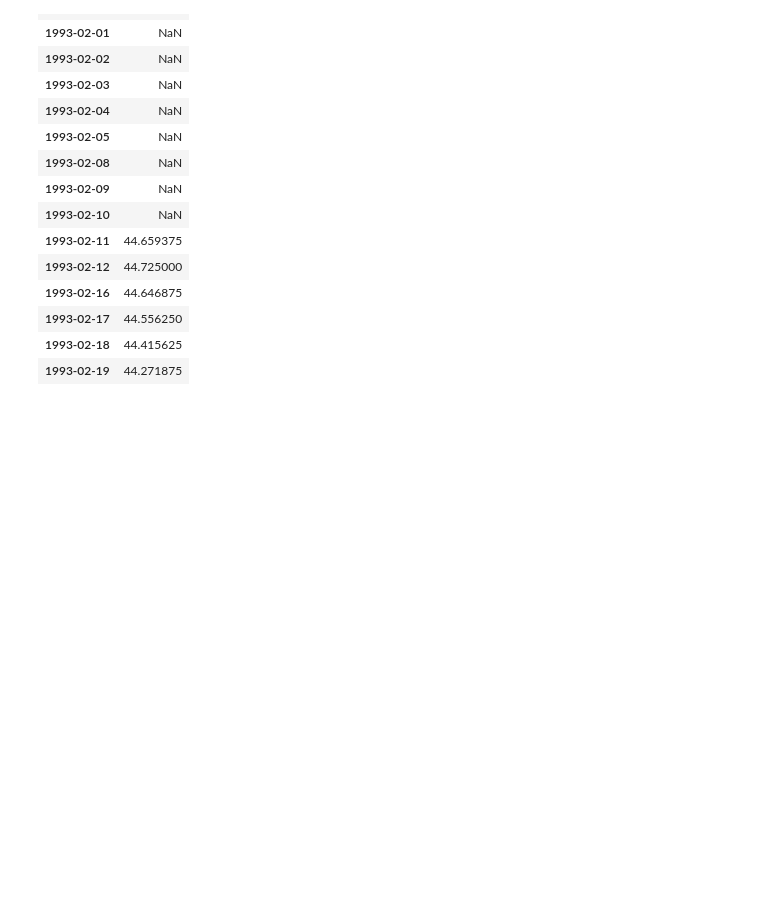
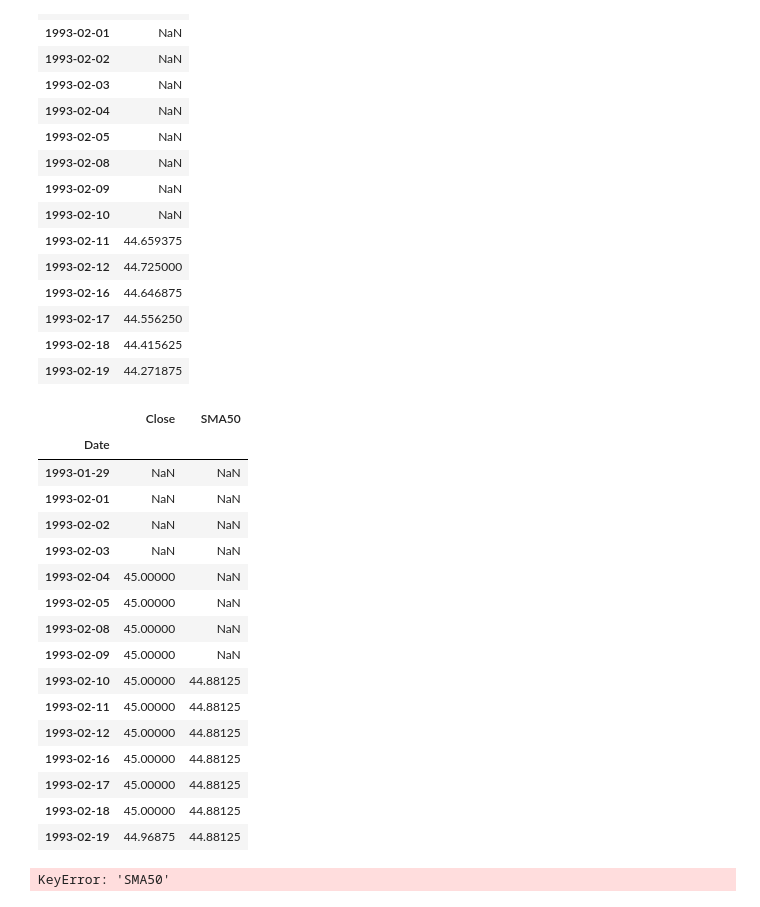
Before and after one commit to Janadhi14/Algo-trading, a Jupyter notebook: Introduction.ipynb, the cells around one changed output. Cells and saved outputs as stored; diff of their text form; code cells hidden in the pictures; blank space fills up the shorter version.

```diff
--- a/Introduction.ipynb
+++ b/Introduction.ipynb
@@ -916,3 +916,27 @@ spy_roll.head(15)
 | 1993-02-17 | 44.556250 |
 | 1993-02-18 | 44.415625 |
 | 1993-02-19 | 44.271875 |
+# %%
+spy.rolling(window = 10, min_periods = 5).max().head(15)
+# %% [output]
+|  | Close | SMA50 |
+| Date |  |  |
+| 1993-01-29 | NaN | NaN |
+| 1993-02-01 | NaN | NaN |
+| 1993-02-02 | NaN | NaN |
+| 1993-02-03 | NaN | NaN |
+| 1993-02-04 | 45.00000 | NaN |
+| 1993-02-05 | 45.00000 | NaN |
+| 1993-02-08 | 45.00000 | NaN |
+| 1993-02-09 | 45.00000 | NaN |
+| 1993-02-10 | 45.00000 | 44.88125 |
+| 1993-02-11 | 45.00000 | 44.88125 |
+| 1993-02-12 | 45.00000 | 44.88125 |
+| 1993-02-16 | 45.00000 | 44.88125 |
+| 1993-02-17 | 45.00000 | 44.88125 |
+| 1993-02-18 | 45.00000 | 44.88125 |
+| 1993-02-19 | 44.96875 | 44.88125 |
+# %%
+del spy["SMA50"]
+# %% [output]
+KeyError: 'SMA50'
```
Also changed, not shown: parts of 5 cells of this notebook.
